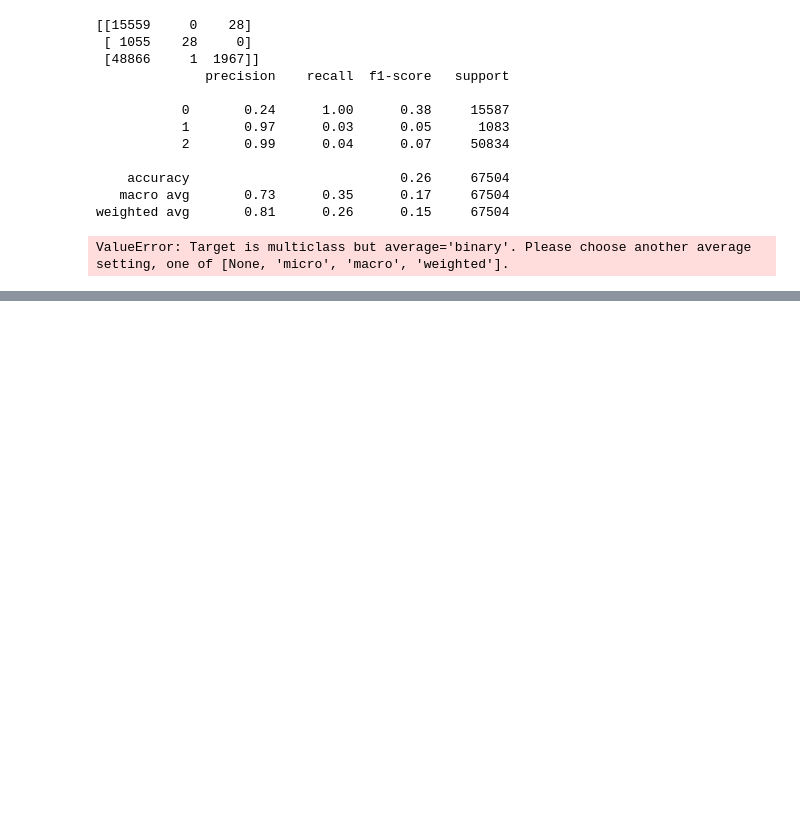
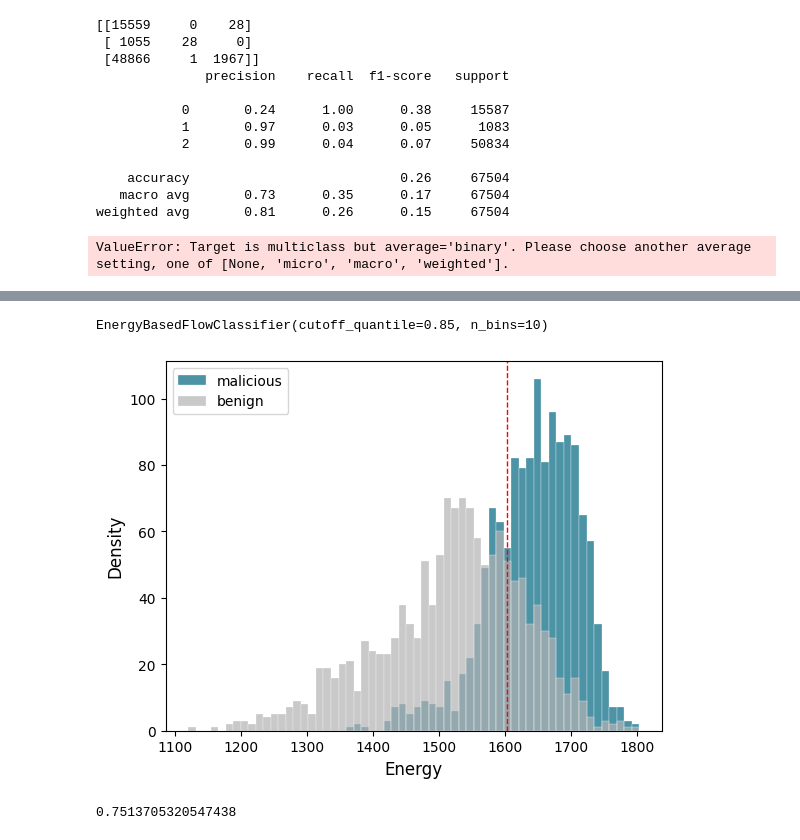
Before and after one commit to kevinsantana/PPCA-UnB-Dissertation, a Jupyter notebook: models/notebooks/efc_v2.ipynb, the cells around one changed output, grey strips where cells are left out. Drawn from its saved outputs; the diff is of its cells as text; code cells hidden in the pictures; blank space fills up the shorter version.

```diff
--- a/models/notebooks/efc_v2.ipynb
+++ b/models/notebooks/efc_v2.ipynb
@@ -308,0 +656,56 @@ y_pred_1
+# %%
+X_train, X_test, y_train, y_test = train_test_split(
+    X, y, random_state=139, stratify=y, shuffle=True, test_size=0.3
+)
+# %%
+clf = EnergyBasedFlowClassifier(n_bins=10, cutoff_quantile=0.85)
+# %%
+clf.fit(X_train, y_train, base_class=0)
+# %% [output]
+EnergyBasedFlowClassifier(cutoff_quantile=0.85, n_bins=10)
+# %%
+y_pred, y_energies = clf.predict(X_test, return_energies=True)
+# %%
+# ploting energies
+benign = np.where(y_test == 0)[0]
+malicious = np.where(y_test == 1)[0]
+
+benign_energies = y_energies[benign]
+malicious_energies = y_energies[malicious]
+cutoff = clf.estimators_[0].cutoff_
+
+bins = np.histogram(y_energies, bins=60)[1]
+
+plt.hist(
+    malicious_energies,
+    bins,
+    facecolor="#006680",
+    alpha=0.7,
+    ec="white",
+    linewidth=0.3,
+    label="malicious",
+)
+plt.hist(
+    benign_energies,
+    bins,
+    facecolor="#b3b3b3",
+    alpha=0.7,
+    ec="white",
+    linewidth=0.3,
+    label="benign",
+)
+plt.axvline(cutoff, color="r", linestyle="dashed", linewidth=1)
+plt.legend()
+
+plt.xlabel("Energy", fontsize=12)
+plt.ylabel("Density", fontsize=12)
+
+plt.show()
+# %% [output]
+[figure, added]
+# %%
+fpr, tpr, thresholds = roc_curve(y_test, y_pred)
+roc_auc = auc(fpr, tpr)
+print(roc_auc)
+# %% [output]
+0.7513705320547438
```
Also changed, not shown: parts of 52 cells of this notebook.
